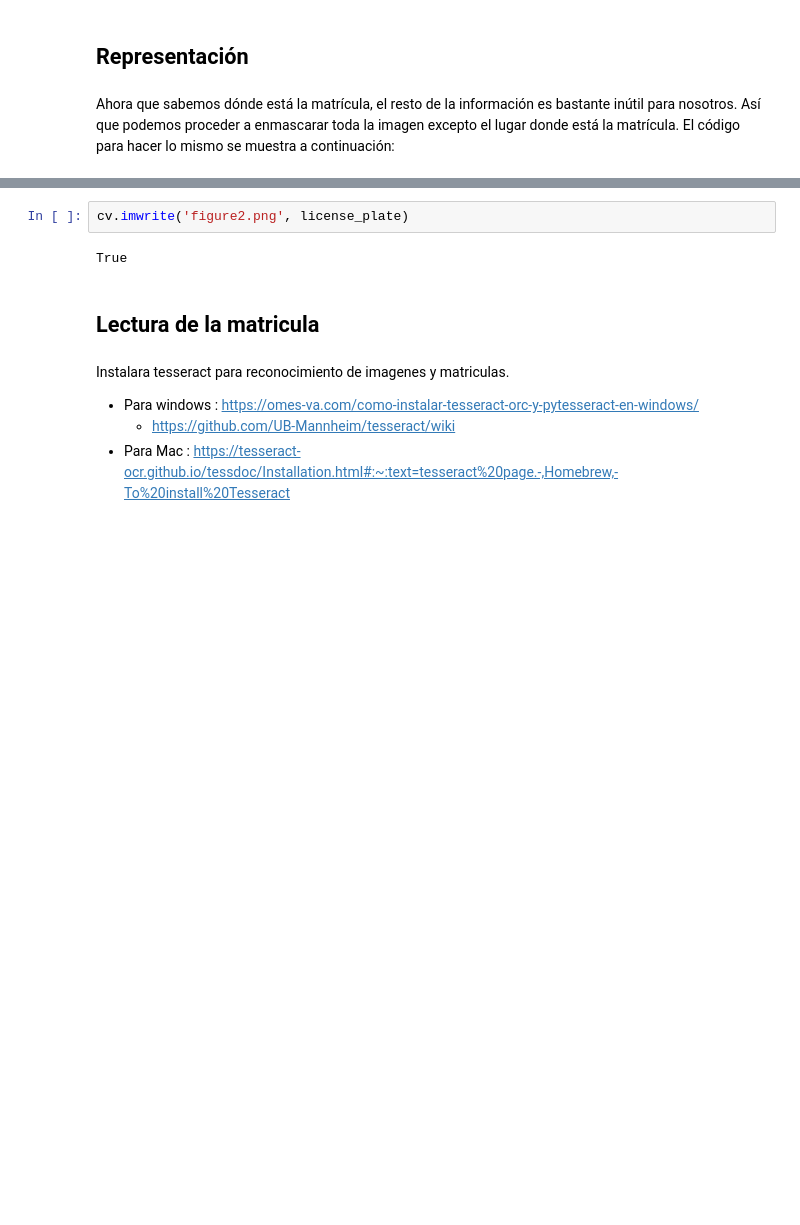
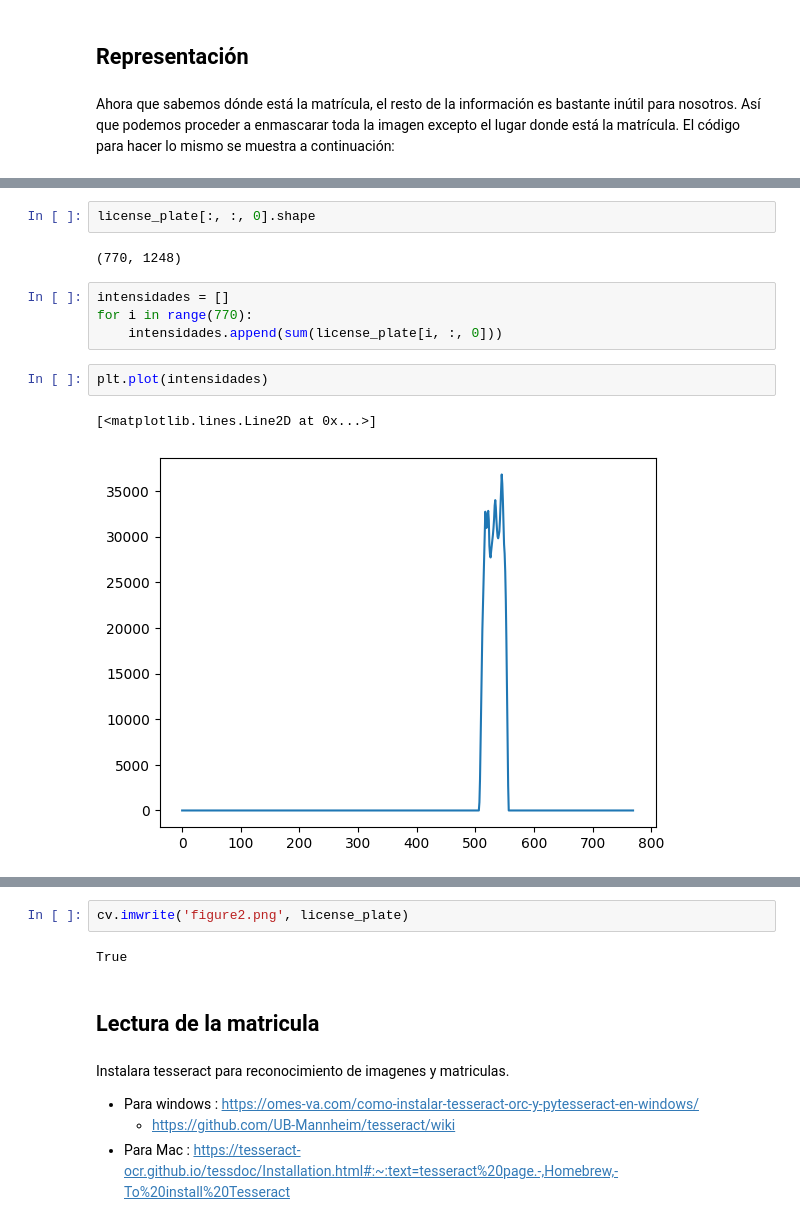
Before and after one commit to JLGOrtega/repo-clase-dsvlcsep24, a Jupyter notebook: Talleres/Taller OpenCV/taller_opencv_thebridge_09_23.Santiago_Valencia/Notebooks/plates.ipynb, the cells around one changed output, grey strips where cells are left out. Saved outputs shown, nothing was run; the diff lists cells and outputs as text; blank space fills up the shorter version.

```diff
--- a/Talleres/Taller OpenCV/taller_opencv_thebridge_09_23.Santiago_Valencia/Notebooks/plates.ipynb
+++ b/Talleres/Taller OpenCV/taller_opencv_thebridge_09_23.Santiago_Valencia/Notebooks/plates.ipynb
@@ -188,0 +189,13 @@ plt.imshow(cv.cvtColor(license_plate, cv.COLOR_BGR2RGB));
+# %%
+license_plate[:, :, 0].shape
+# %% [output]
+(770, 1248)
+# %%
+intensidades = []
+for i in range(770):
+    intensidades.append(sum(license_plate[i, :, 0]))
+# %%
+plt.plot(intensidades)
+# %% [output]
+[<matplotlib.lines.Line2D at 0x...>]
+[figure, added]
```
Also changed, not shown: parts of 9 cells of this notebook, 14 other files.
